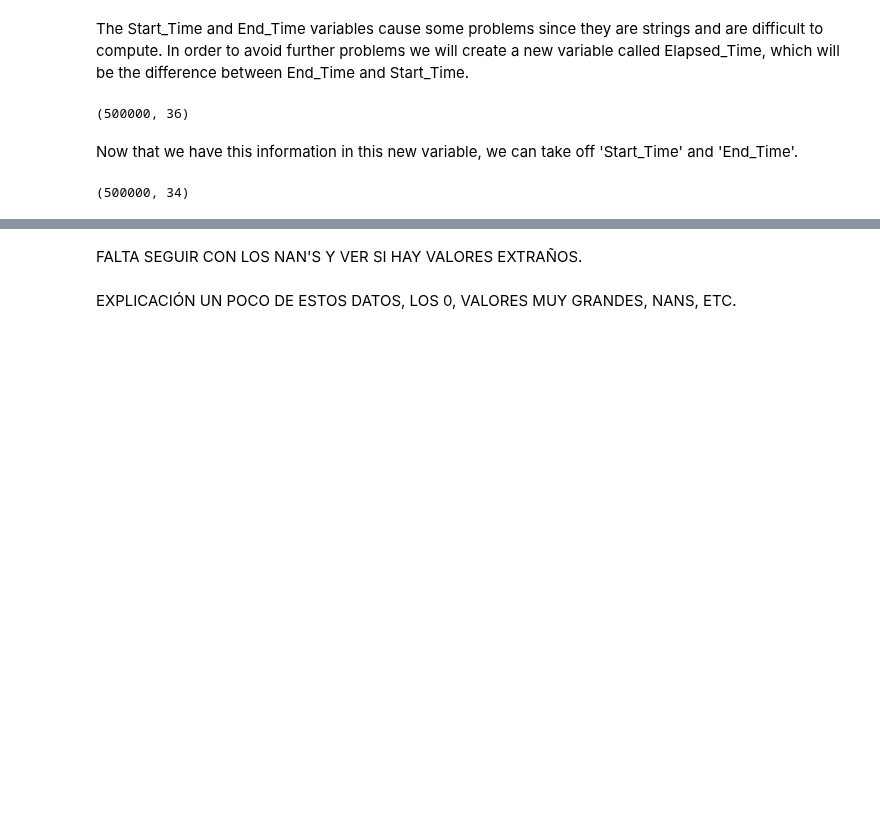
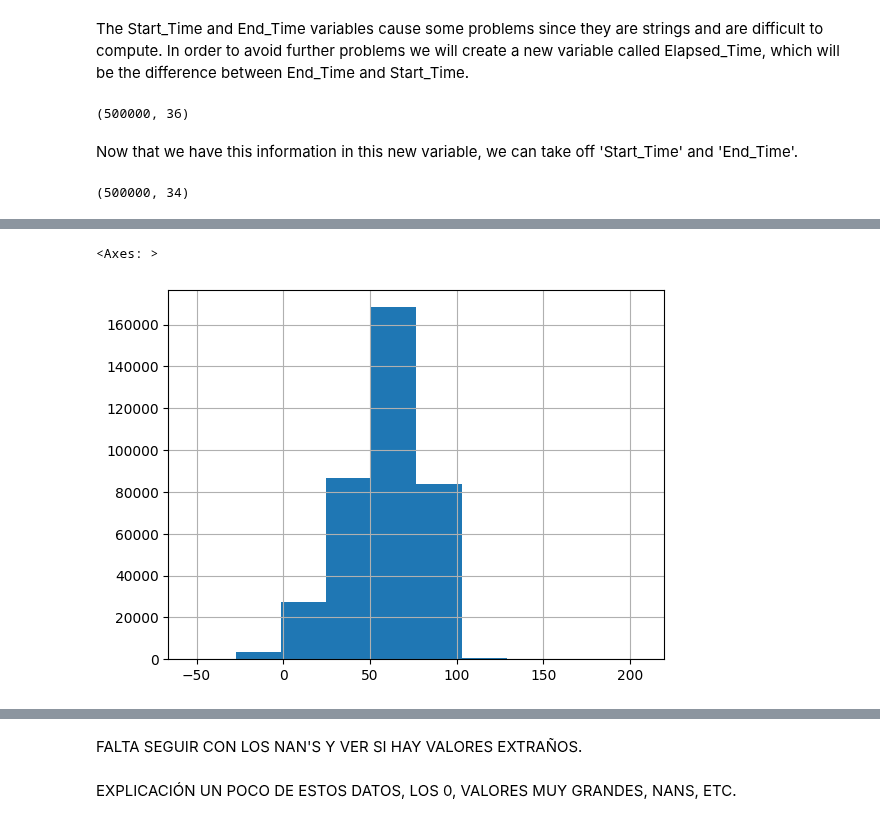
Before and after one commit to pol-resina/US-Accidents, a Jupyter notebook: notebooks/data_visualisation.ipynb, the cells around one changed output, grey strips where cells are left out. Saved outputs shown, nothing was run; the diff lists cells and outputs as text; code cells hidden in the pictures; blank space fills up the shorter version.

```diff
--- a/notebooks/data_visualisation.ipynb
+++ b/notebooks/data_visualisation.ipynb
@@ -91,0 +165,5 @@ data_w_c.shape
+# %%
+data_w_c['Wind_Chill(F)'].hist()
+# %% [output]
+<Axes: >
+[figure, added]
```
Also changed, not shown: parts of 35 cells of this notebook.
